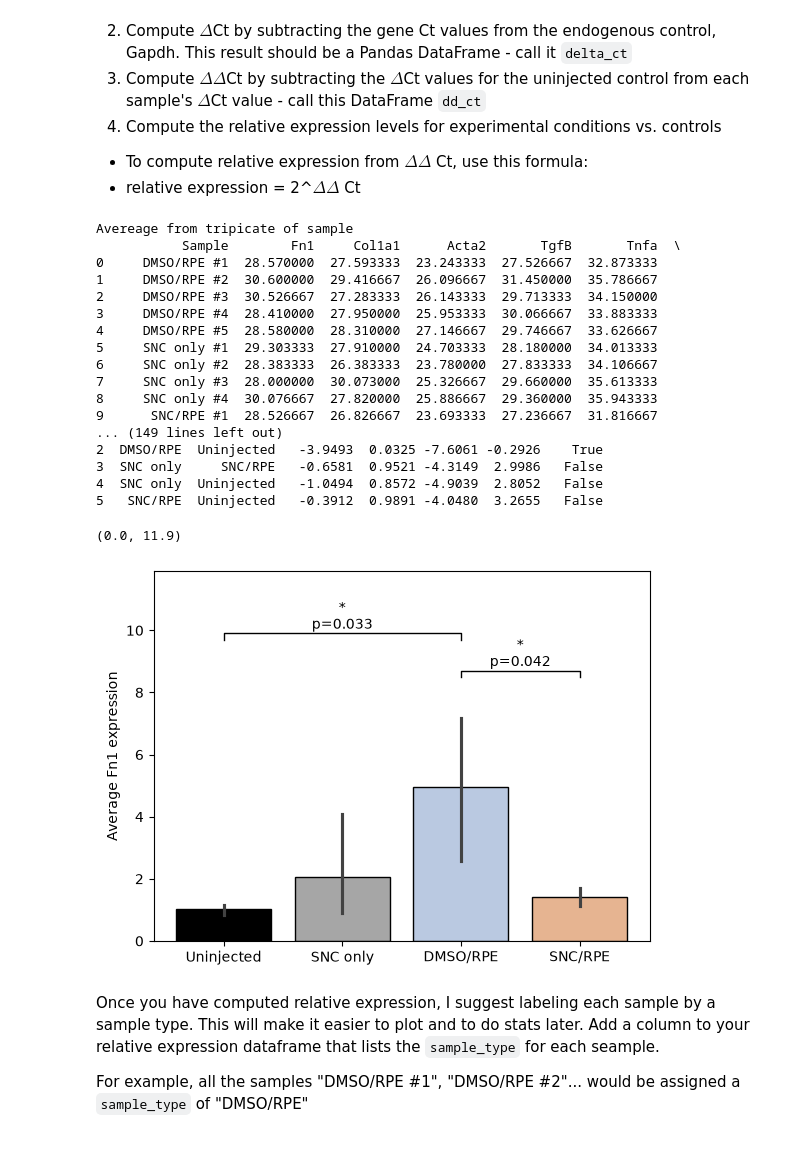
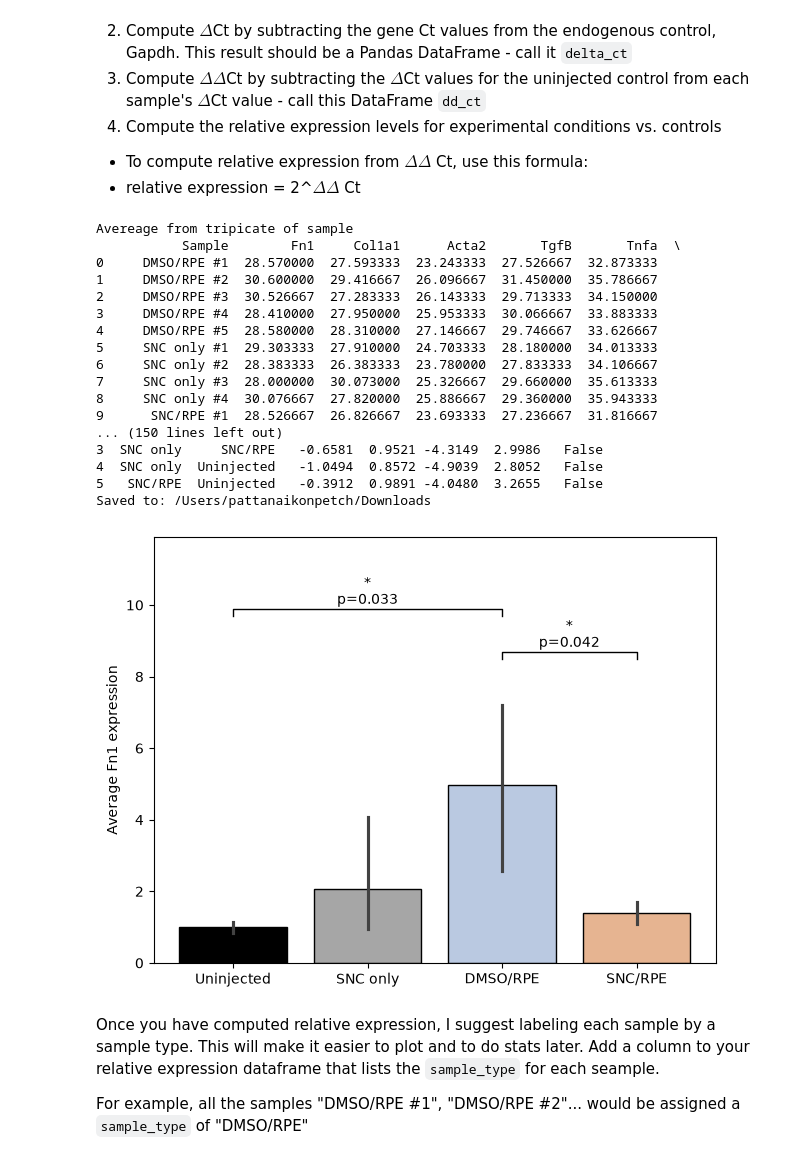
Before and after one commit to KonpetchP/ABIO558-Pete, a Jupyter notebook: miniproject_1_blank.ipynb, the cells around one changed output. Cells and saved outputs as stored; diff of their text form; code cells hidden in the pictures.

```diff
--- a/miniproject_1_blank.ipynb
+++ b/miniproject_1_blank.ipynb
@@ -160,37 +160,53 @@ y_start = 8.5
 h = 0.2
 step = 1.2
 
 # Draw a bracket with stars and p-value for each pair
 for i, (_, row) in enumerate(sig_pairs.iterrows()):
     x1 = order.index(row['group1'])
     x2 = order.index(row['group2'])
     y = y_start + i * step
     ax.plot([x1, x1, x2, x2], [y, y + h, y + h, y], color='black', linewidth=1)
     ax.text((x1 + x2) / 2, y + h, f"{p_to_star(row['p-adj'])}\np={row['p-adj']:.3f}",
             ha='center', va='bottom')
 
 # Raise the Y-axis top so the brackets fit
 ax.set_ylim(0, y_start + len(sig_pairs) * step + 1)
+
+# Tidy the layout
+plt.tight_layout()
+
+# Save directly to your Downloads folder as KonpetchP.tif and KonpetchP.gif
+from pathlib import Path
+from io import BytesIO
+from PIL import Image
+
+# Set download directory path
+save_dir = Path('/Users/pattanaikonpetch/Downloads')
+
+# Use mtplotlib to save this format directly
+fig.savefig(save_dir / 'KonpetchP.tif', dpi=600, bbox_inches='tight')
+
+# Confirm where the files went
+print('Saved to:', save_dir)
 # %% [output]
 Avereage from tripicate of sample
            Sample        Fn1     Col1a1      Acta2       TgfB       Tnfa  \
 0     DMSO/RPE #1  28.570000  27.593333  23.243333  27.526667  32.873333
 1     DMSO/RPE #2  30.600000  29.416667  26.096667  31.450000  35.786667
 2     DMSO/RPE #3  30.526667  27.283333  26.143333  29.713333  34.150000
 3     DMSO/RPE #4  28.410000  27.950000  25.953333  30.066667  33.883333
 4     DMSO/RPE #5  28.580000  28.310000  27.146667  29.746667  33.626667
 5     SNC only #1  29.303333  27.910000  24.703333  28.180000  34.013333
 6     SNC only #2  28.383333  26.383333  23.780000  27.833333  34.106667
 7     SNC only #3  28.000000  30.073000  25.326667  29.660000  35.613333
 8     SNC only #4  30.076667  27.820000  25.886667  29.360000  35.943333
 9      SNC/RPE #1  28.526667  26.826667  23.693333  27.236667  31.816667
-... (149 lines left out)
-2  DMSO/RPE  Uninjected   -3.9493  0.0325 -7.6061 -0.2926    True
+... (150 lines left out)
 3  SNC only     SNC/RPE   -0.6581  0.9521 -4.3149  2.9986   False
 4  SNC only  Uninjected   -1.0494  0.8572 -4.9039  2.8052   False
 5   SNC/RPE  Uninjected   -0.3912  0.9891 -4.0480  3.2655   False
+Saved to: /Users/pattanaikonpetch/Downloads
-(0.0, 11.9)
-[figure, old version]
+[figure, new version]
 # %% [markdown]
 Once you have computed relative expression, I suggest labeling each sample by a sample type. This will make it easier to plot and to do stats later. Add a column to your relative expression dataframe that lists the `sample_type` for each seample.
 
```
Also changed, not shown: 3 other files.
